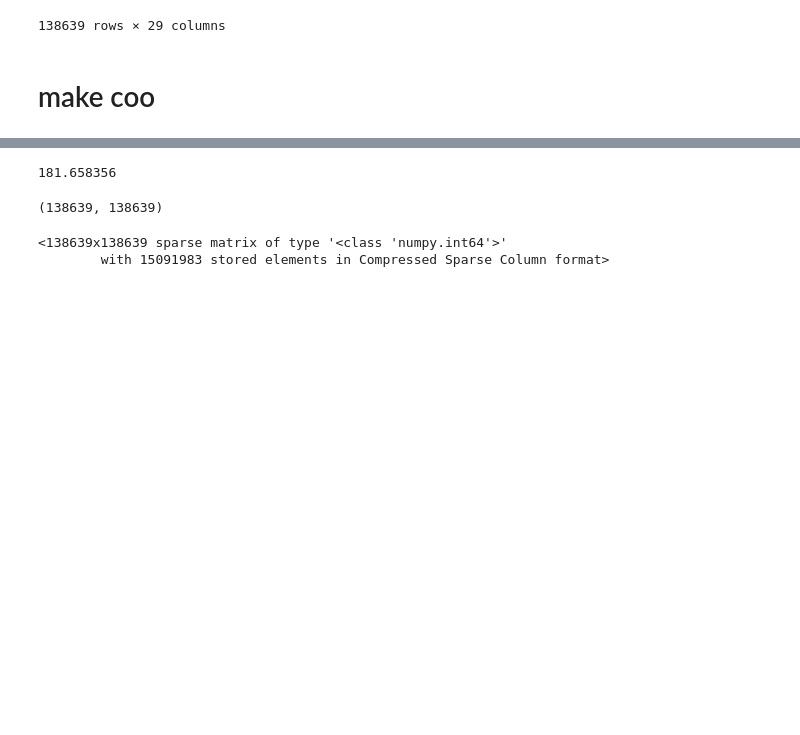
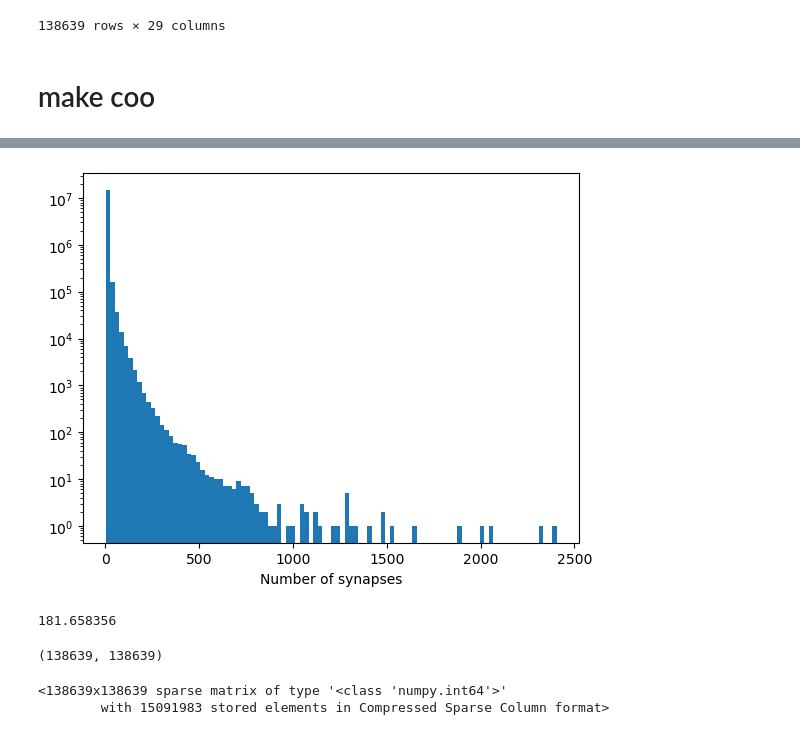
Before and after one commit to YijieYin/connectome_data_prep, a Jupyter notebook: FAFB/fafb_all_neuron.ipynb, the cells around one changed output, grey strips where cells are left out. Cells and saved outputs as stored; diff of their text form; code cells hidden in the pictures; blank space fills up the shorter version.

```diff
--- a/FAFB/fafb_all_neuron.ipynb
+++ b/FAFB/fafb_all_neuron.ipynb
@@ -430,3 +513,10 @@ conn
+# %%
+# histogram of synapse numbers
+plt.hist(conn["syn_count"], bins=100)
+plt.xlabel("Number of synapses")
+plt.yscale("log")
+# %% [output]
+[figure, added]
 # %%
 # instead of making a dense matrix based on the edgelist above, let's make a sparse one from the edgelist directly
 # first make a coo matrix
```
Also changed, not shown: parts of 10 cells of this notebook, 1 other file.
